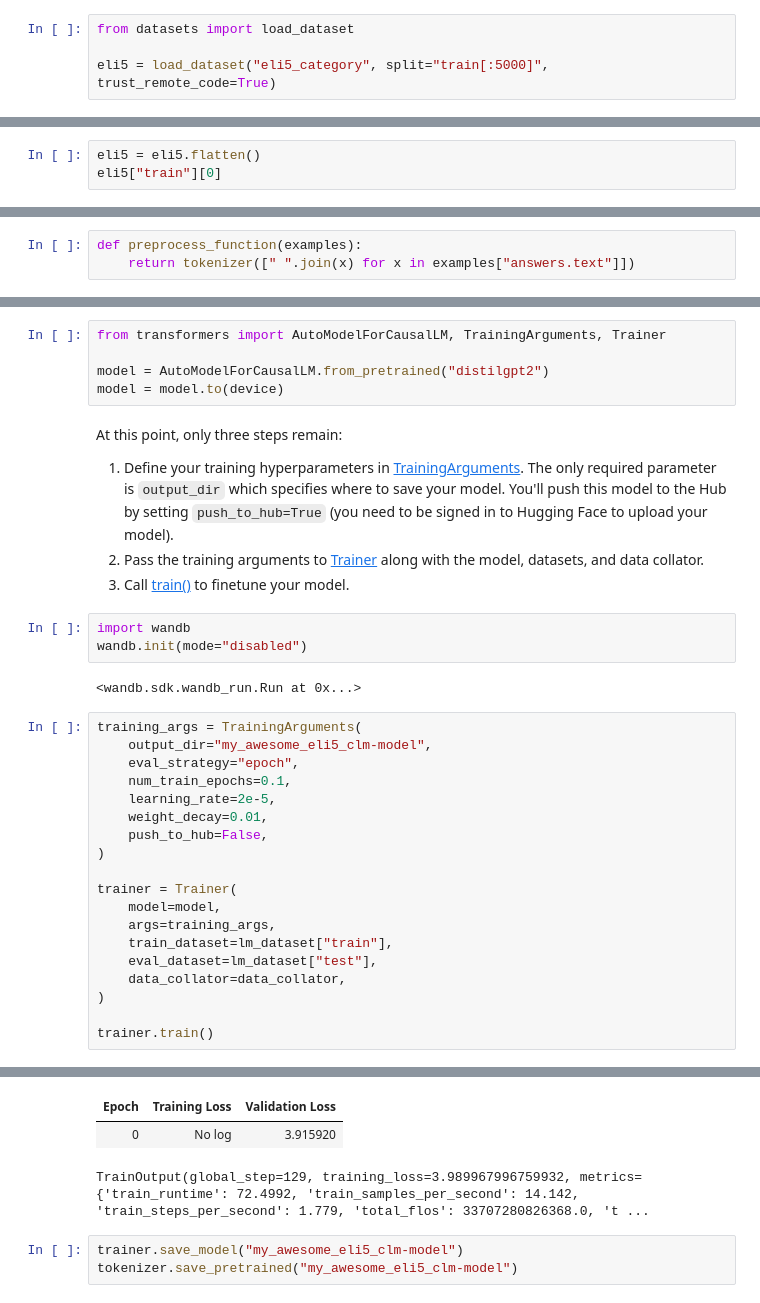
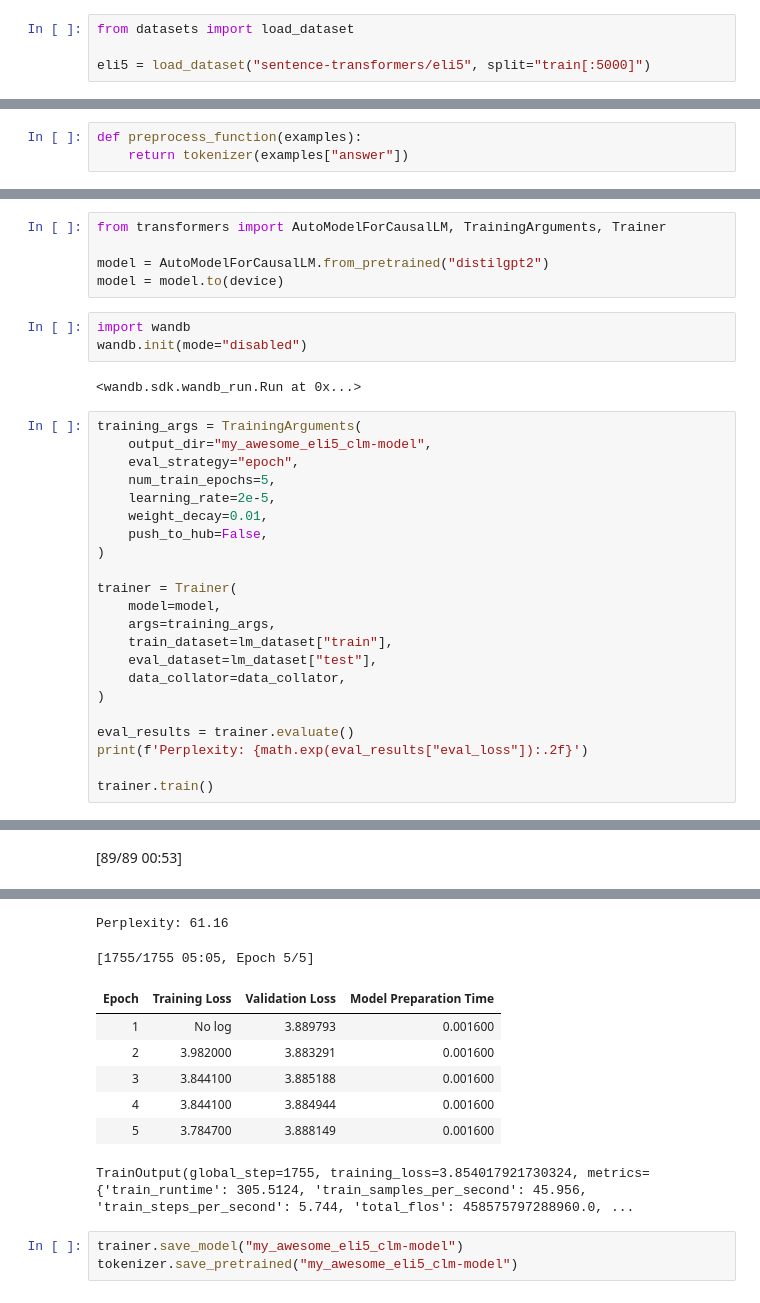
Before and after one commit to dimicorn/NLP_mag_spring_2025, a Jupyter notebook: Seminar 8/ods_nlp_course_LLMs.ipynb, the cells around one changed output, grey strips where cells are left out. Drawn from its saved outputs; the diff is of its cells as text.

```diff
--- a/Seminar 8/ods_nlp_course_LLMs.ipynb
+++ b/Seminar 8/ods_nlp_course_LLMs.ipynb
@@ -51,4 +52,4 @@ Start by loading a smaller subset of the r/askscience subset of the ELI5 dataset
 # %%
 from datasets import load_dataset
 
-eli5 = load_dataset("eli5_category", split="train[:5000]", trust_remote_code=True)
+eli5 = load_dataset("sentence-transformers/eli5", split="train[:5000]")
@@ -98,3 +83,0 @@ extract the `text` subfield from its nested structure with the [`flatten`](https
-# %%
-eli5 = eli5.flatten()
-eli5["train"][0]
@@ -119,3 +86,3 @@ Here is a first preprocessing function to join the list of strings for each exam
 # %%
 def preprocess_function(examples):
-    return tokenizer([" ".join(x) for x in examples["answers.text"]])
+    return tokenizer(examples["answer"])
@@ -204,12 +162,6 @@ from transformers import AutoModelForCausalLM, TrainingArguments, Trainer
 
 model = AutoModelForCausalLM.from_pretrained("distilgpt2")
 model = model.to(device)
-# %% [markdown]
-At this point, only three steps remain:
-
-1. Define your training hyperparameters in [TrainingArguments](https://huggingface.co/docs/transformers/main/en/main_classes/trainer#transformers.TrainingArguments). The only required parameter is `output_dir` which specifies where to save your model. You'll push this model to the Hub by setting `push_to_hub=True` (you need to be signed in to Hugging Face to upload your model).
-2. Pass the training arguments to [Trainer](https://huggingface.co/docs/transformers/main/en/main_classes/trainer#transformers.Trainer) along with the model, datasets, and data collator.
-3. Call [train()](https://huggingface.co/docs/transformers/main/en/main_classes/trainer#transformers.Trainer.train) to finetune your model.
 # %%
 import wandb
 wandb.init(mode="disabled")
@@ -219,7 +171,7 @@ wandb.init(mode="disabled")
 training_args = TrainingArguments(
     output_dir="my_awesome_eli5_clm-model",
     eval_strategy="epoch",
-    num_train_epochs=0.1,
+    num_train_epochs=5,
     learning_rate=2e-5,
     weight_decay=0.01,
     push_to_hub=False,
@@ -233,5 +185,8 @@ trainer = Trainer(
     data_collator=data_collator,
 )
 
+eval_results = trainer.evaluate()
+print(f'Perplexity: {math.exp(eval_results["eval_loss"]):.2f}')
+
 trainer.train()
 # %% [output]
@@ -238,0 +194 @@ trainer.train()
+[89/89 00:53]
@@ -239,6 +196,12 @@ trainer.train()
+Perplexity: 61.16
+[1755/1755 05:05, Epoch 5/5]
-| Epoch | Training Loss | Validation Loss |
-| 0 | No log | 3.915920 |
+| Epoch | Training Loss | Validation Loss | Model Preparation Time |
+| 1 | No log | 3.889793 | 0.001600 |
+| 2 | 3.982000 | 3.883291 | 0.001600 |
+| 3 | 3.844100 | 3.885188 | 0.001600 |
+| 4 | 3.844100 | 3.884944 | 0.001600 |
+| 5 | 3.784700 | 3.888149 | 0.001600 |
-TrainOutput(global_step=129, training_loss=3.989967996759932, metrics={'train_runtime': 72.4992, 'train_samples_per_second': 14.142, 'train_steps_per_second': 1.779, 'total_flos': 33707280826368.0, 't ...
+TrainOutput(global_step=1755, training_loss=3.854017921730324, metrics={'train_runtime': 305.5124, 'train_samples_per_second': 45.956, 'train_steps_per_second': 5.744, 'total_flos': 458575797288960.0, ...
 # %%
 trainer.save_model("my_awesome_eli5_clm-model")
 tokenizer.save_pretrained("my_awesome_eli5_clm-model")
```
Also changed, not shown: parts of 92 cells of this notebook.
